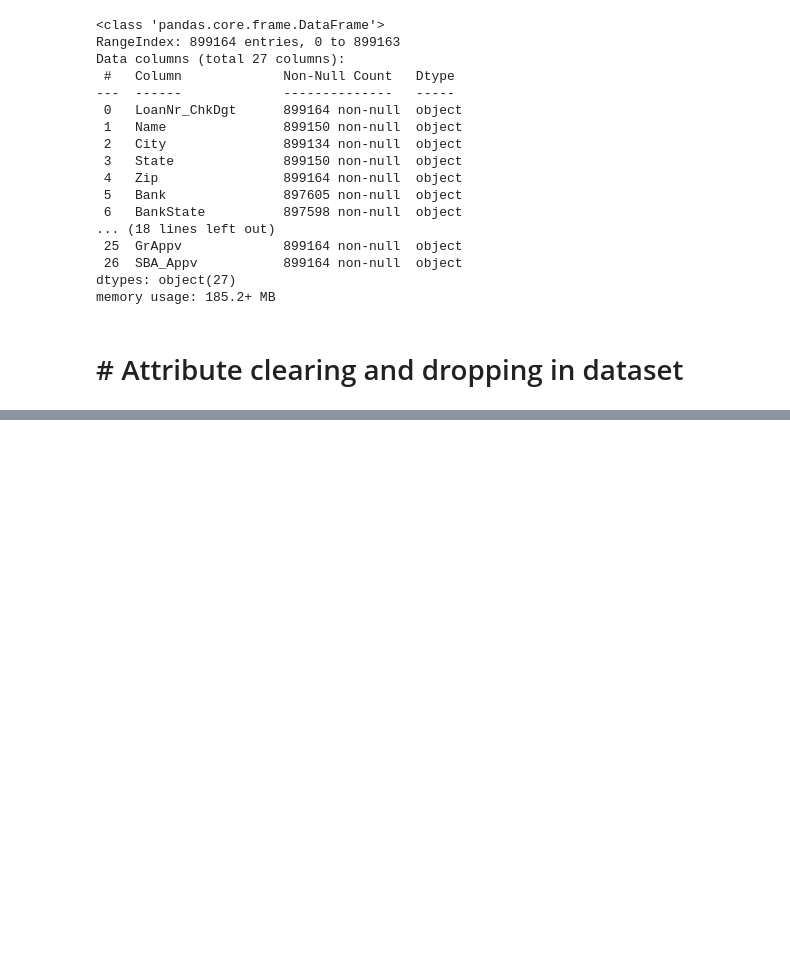
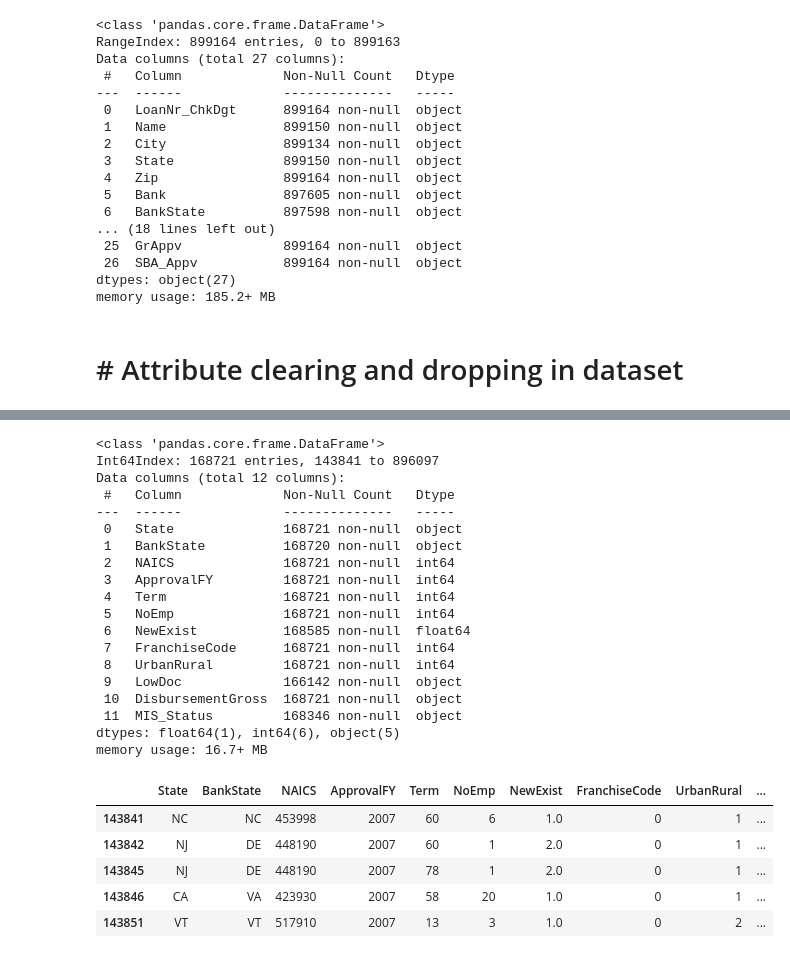
Before and after one commit to andreasmonster/bigdata, a Jupyter notebook: SBAnational_preprocessed.ipynb, the cells around one changed output, grey strips where cells are left out. Drawn from its saved outputs; the diff is of its cells as text; code cells hidden in the pictures; blank space fills up the shorter version.

```diff
--- a/SBAnational_preprocessed.ipynb
+++ b/SBAnational_preprocessed.ipynb
@@ -78,0 +154,9 @@ print("123321")
+# %%
+#Checking for NaN instances
+SBAloan_df.isna().sum()
+
+
+#If NaN occures it will be filled with value 0
+SBAloan_df["ApprovalFY"] = SBAloan_df["ApprovalFY"].fillna(0).round().astype(np.int64)
+
+print(SBAloan_df.head())
@@ -78,0 +177,33 @@ print("123321")
+# %%
+#In order to reduce the dataset we have chosen to take the years 2007-2014 into account.
+
+SBAloan_df = SBAloan_df.drop(SBAloan_df[(SBAloan_df["ApprovalFY"]<2007)| (SBAloan_df["ApprovalFY"] > 2014)].index)
+SBAloan_df.info()
+
+SBAloan_df.head()
+# %% [output]
+<class 'pandas.core.frame.DataFrame'>
+Int64Index: 168721 entries, 143841 to 896097
+Data columns (total 12 columns):
+ #   Column             Non-Null Count   Dtype
+---  ------             --------------   -----
+ 0   State              168721 non-null  object
+ 1   BankState          168720 non-null  object
+ 2   NAICS              168721 non-null  int64
+ 3   ApprovalFY         168721 non-null  int64
+ 4   Term               168721 non-null  int64
+ 5   NoEmp              168721 non-null  int64
+ 6   NewExist           168585 non-null  float64
+ 7   FranchiseCode      168721 non-null  int64
+ 8   UrbanRural         168721 non-null  int64
+ 9   LowDoc             166142 non-null  object
+ 10  DisbursementGross  168721 non-null  object
+ 11  MIS_Status         168346 non-null  object
+dtypes: float64(1), int64(6), object(5)
+memory usage: 16.7+ MB
+|  | State | BankState | NAICS | ApprovalFY | Term | NoEmp | NewExist | FranchiseCode | UrbanRural | ... |
+| 143841 | NC | NC | 453998 | 2007 | 60 | 6 | 1.0 | 0 | 1 | ... |
+| 143842 | NJ | DE | 448190 | 2007 | 60 | 1 | 2.0 | 0 | 1 | ... |
+| 143845 | NJ | DE | 448190 | 2007 | 78 | 1 | 2.0 | 0 | 1 | ... |
+| 143846 | CA | VA | 423930 | 2007 | 58 | 20 | 1.0 | 0 | 1 | ... |
+| 143851 | VT | VT | 517910 | 2007 | 13 | 3 | 1.0 | 0 | 2 | ... |
```
Also changed, not shown: parts of 17 cells of this notebook.
